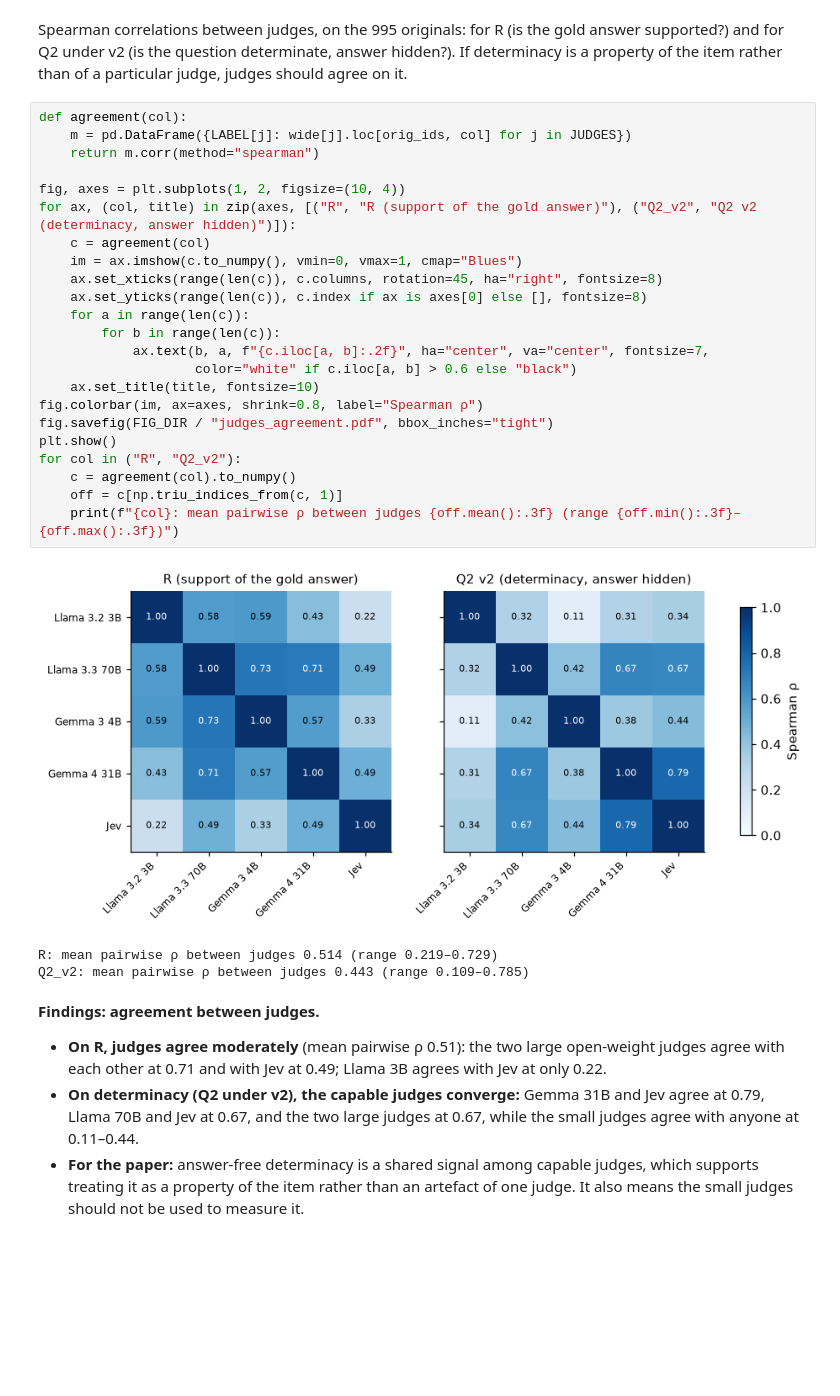
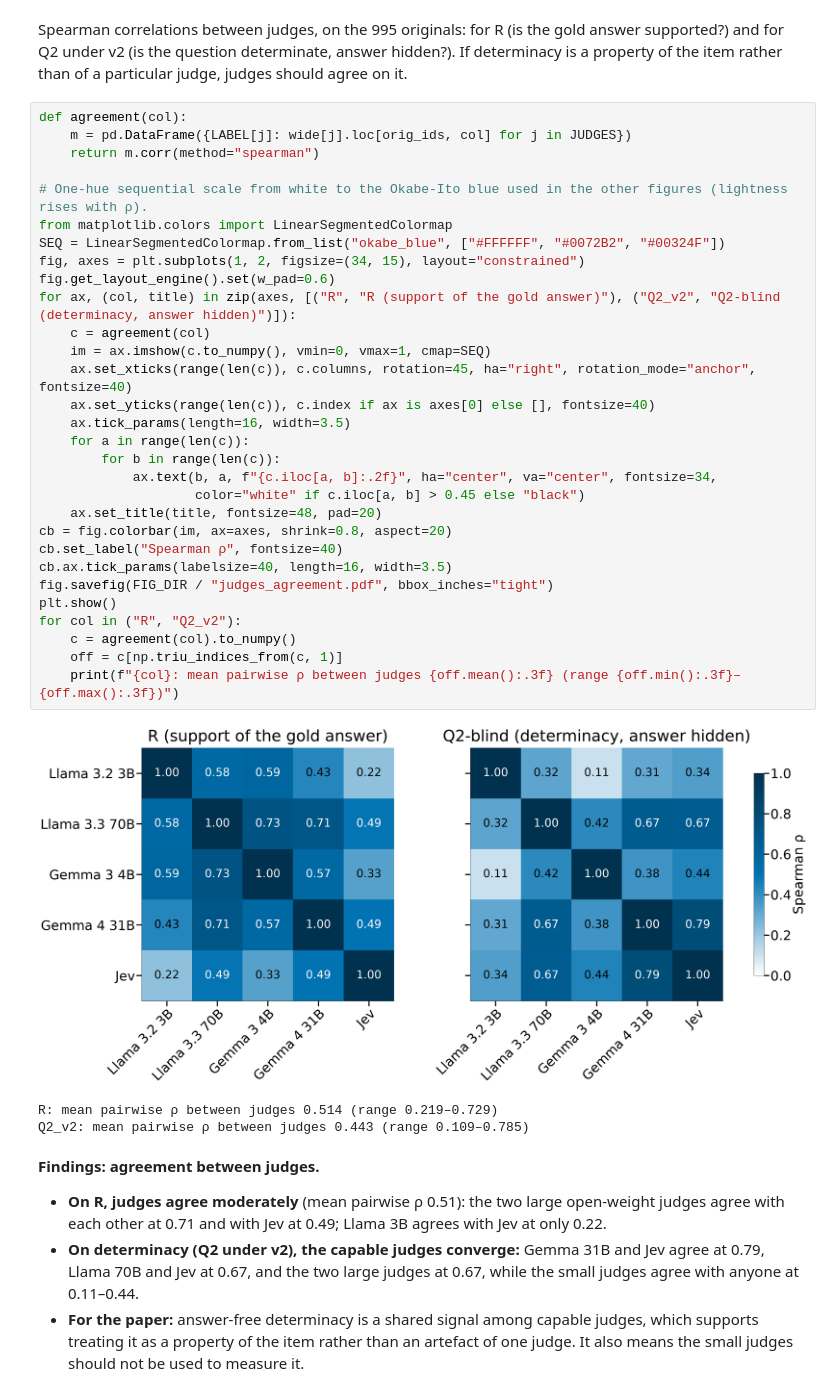
Before and after one commit to jeknov/llm-judges-finqa, a Jupyter notebook: notebooks/04_judge_comparison_analysis.ipynb, the cells around one changed output. Saved outputs shown, nothing was run; the diff lists cells and outputs as text; blank space fills up the shorter version.

```diff
--- a/notebooks/04_judge_comparison_analysis.ipynb
+++ b/notebooks/04_judge_comparison_analysis.ipynb
@@ -488,28 +500,35 @@ Spearman correlations between judges, on the 995 originals: for R (is the gold a
 # %%
 def agreement(col):
     m = pd.DataFrame({LABEL[j]: wide[j].loc[orig_ids, col] for j in JUDGES})
     return m.corr(method="spearman")
 
-fig, axes = plt.subplots(1, 2, figsize=(10, 4))
-for ax, (col, title) in zip(axes, [("R", "R (support of the gold answer)"), ("Q2_v2", "Q2 v2 (determinacy, answer hidden)")]):
+# One-hue sequential scale from white to the Okabe-Ito blue used in the other figures (lightness rises with ρ).
+from matplotlib.colors import LinearSegmentedColormap
+SEQ = LinearSegmentedColormap.from_list("okabe_blue", ["#FFFFFF", "#0072B2", "#00324F"])
+fig, axes = plt.subplots(1, 2, figsize=(34, 15), layout="constrained")
+fig.get_layout_engine().set(w_pad=0.6)
+for ax, (col, title) in zip(axes, [("R", "R (support of the gold answer)"), ("Q2_v2", "Q2-blind (determinacy, answer hidden)")]):
     c = agreement(col)
-    im = ax.imshow(c.to_numpy(), vmin=0, vmax=1, cmap="Blues")
-    ax.set_xticks(range(len(c)), c.columns, rotation=45, ha="right", fontsize=8)
-    ax.set_yticks(range(len(c)), c.index if ax is axes[0] else [], fontsize=8)
+    im = ax.imshow(c.to_numpy(), vmin=0, vmax=1, cmap=SEQ)
+    ax.set_xticks(range(len(c)), c.columns, rotation=45, ha="right", rotation_mode="anchor", fontsize=40)
+    ax.set_yticks(range(len(c)), c.index if ax is axes[0] else [], fontsize=40)
+    ax.tick_params(length=16, width=3.5)
     for a in range(len(c)):
         for b in range(len(c)):
-            ax.text(b, a, f"{c.iloc[a, b]:.2f}", ha="center", va="center", fontsize=7,
-                    color="white" if c.iloc[a, b] > 0.6 else "black")
-    ax.set_title(title, fontsize=10)
-fig.colorbar(im, ax=axes, shrink=0.8, label="Spearman ρ")
+            ax.text(b, a, f"{c.iloc[a, b]:.2f}", ha="center", va="center", fontsize=34,
+                    color="white" if c.iloc[a, b] > 0.45 else "black")
+    ax.set_title(title, fontsize=48, pad=20)
+cb = fig.colorbar(im, ax=axes, shrink=0.8, aspect=20)
+cb.set_label("Spearman ρ", fontsize=40)
+cb.ax.tick_params(labelsize=40, length=16, width=3.5)
 fig.savefig(FIG_DIR / "judges_agreement.pdf", bbox_inches="tight")
 plt.show()
 for col in ("R", "Q2_v2"):
     c = agreement(col).to_numpy()
     off = c[np.triu_indices_from(c, 1)]
     print(f"{col}: mean pairwise ρ between judges {off.mean():.3f} (range {off.min():.3f}–{off.max():.3f})")
 # %% [output]
-[figure, old version]
+[figure, new version]
 R: mean pairwise ρ between judges 0.514 (range 0.219–0.729)
 Q2_v2: mean pairwise ρ between judges 0.443 (range 0.109–0.785)
 # %% [markdown]
```
Also changed, not shown: parts of 1 cell of this notebook, 13 other files.
